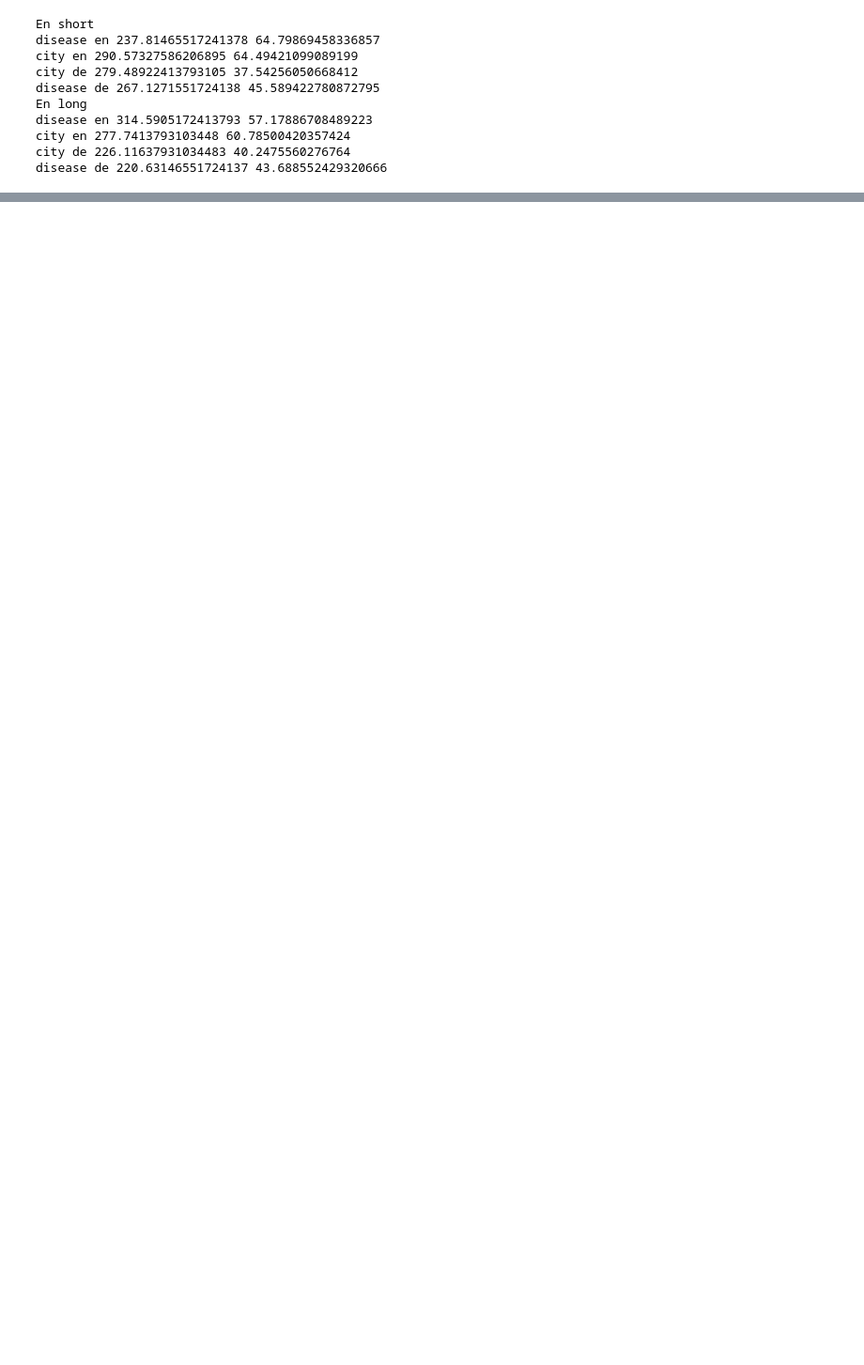
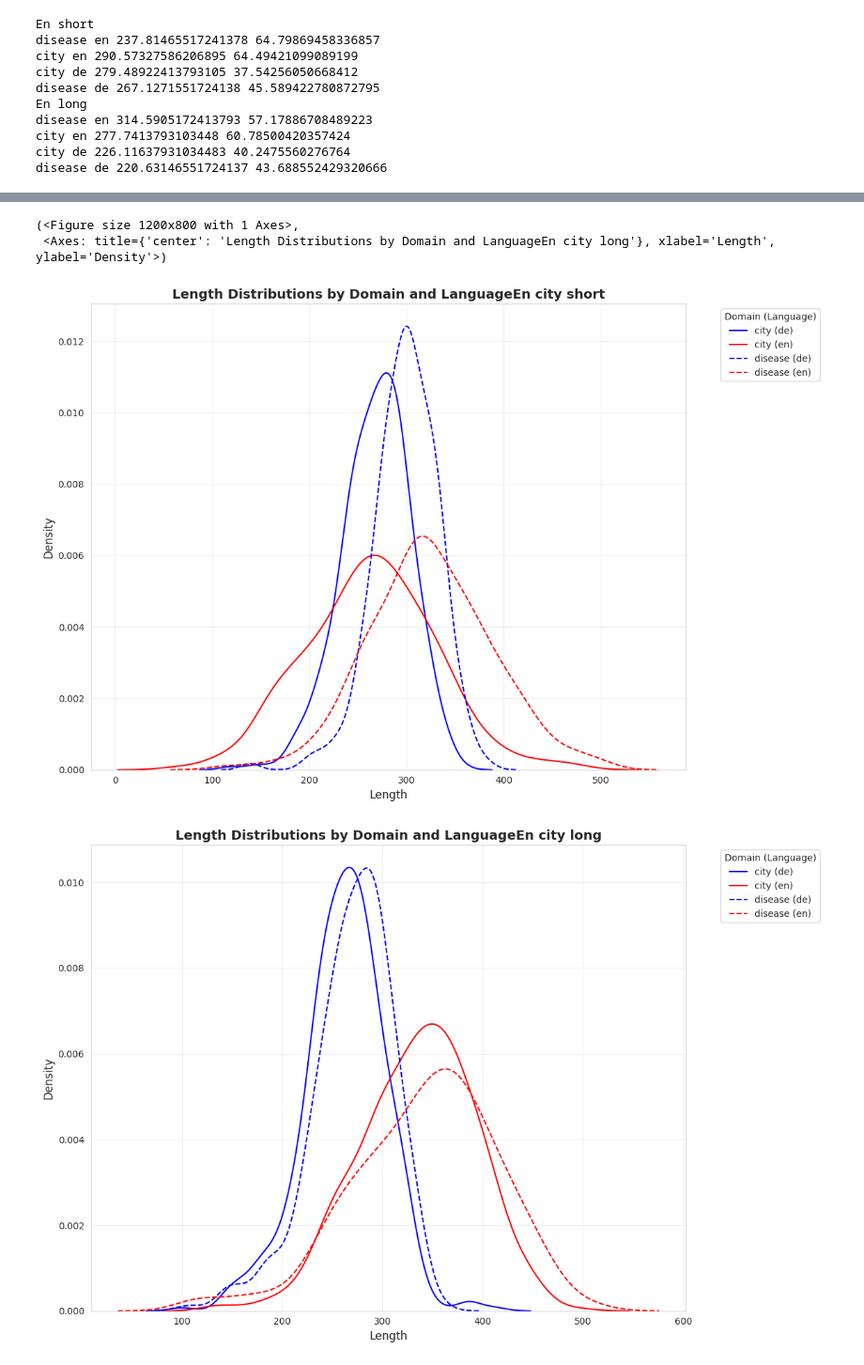
Before and after one commit to seoirsem/ant-hackathon-chunky-posttraining, a Jupyter notebook: scripts/eval_lengths.ipynb, the cells around one changed output, grey strips where cells are left out. Shown at 94% size. Drawn from its saved outputs; the diff is of its cells as text; code cells hidden in the pictures; blank space fills up the shorter version.

```diff
--- a/scripts/eval_lengths.ipynb
+++ b/scripts/eval_lengths.ipynb
@@ -98,0 +106,11 @@ plot_length_distributions(en_long_lengths)
+# %%
+en_city_long = get_lengths("/workspace/chunky-experiments/transcripts/en_long_city_de_short_disease.jsonl")
+en_city_short = get_lengths("/workspace/chunky-experiments/transcripts/en_short_city_de_long_disease.jsonl")
+
+plot_length_distributions(en_city_short, title="En city short")
+plot_length_distributions(en_city_long, title="En city long")
+# %% [output]
+(<Figure size 1200x800 with 1 Axes>,
+ <Axes: title={'center': 'Length Distributions by Domain and LanguageEn city long'}, xlabel='Length', ylabel='Density'>)
+[figure, added]
+[figure, added]
```
Also changed, not shown: parts of 3 cells of this notebook, 5 other files.
